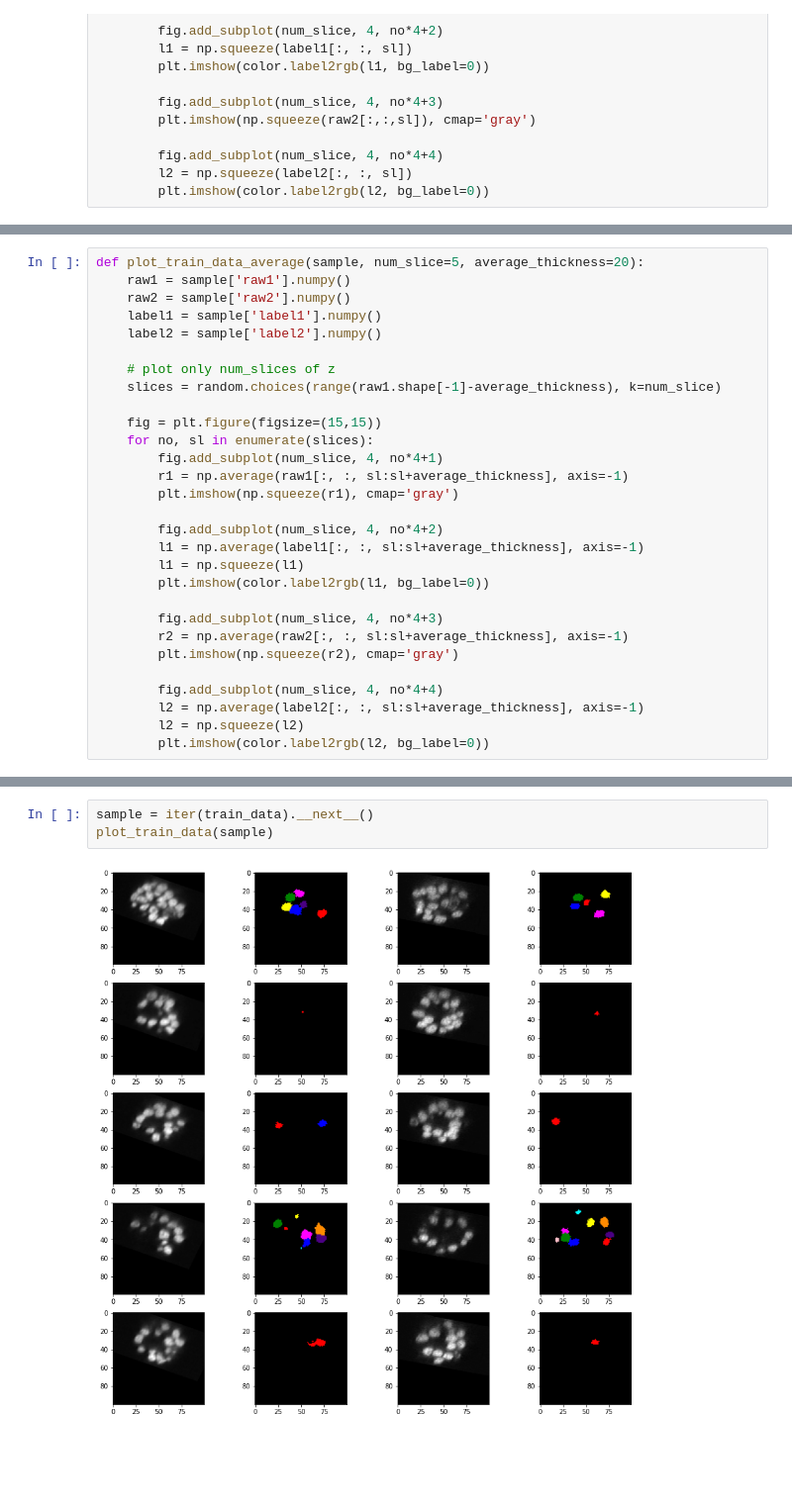
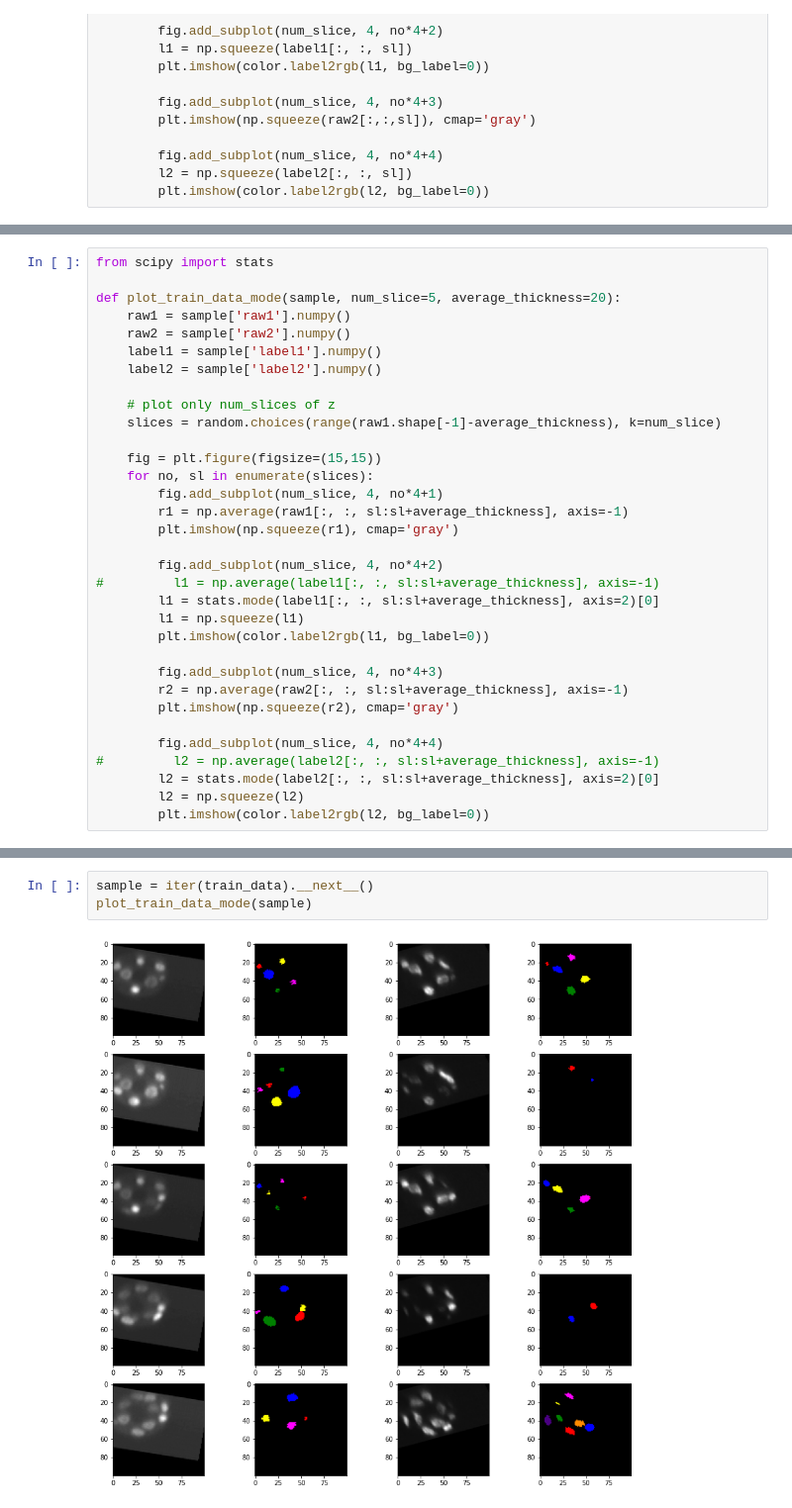
Before and after one commit to ashkan-mokarian/celegans-metric-learning, a Jupyter notebook: notebooks/1.0-ash-dataset_visualisation.ipynb, the cells around one changed output, grey strips where cells are left out. Shown at 99% size. Drawn from its saved outputs; the diff is of its cells as text; blank space fills up the shorter version.

Commit message:
changed dataset_visualisation notebook to show mode and not average for labels

```diff
--- a/notebooks/1.0-ash-dataset_visualisation.ipynb
+++ b/notebooks/1.0-ash-dataset_visualisation.ipynb
@@ -67,5 +64,7 @@ plot_train_data(sample)
 # %%
-def plot_train_data_average(sample, num_slice=5, average_thickness=20):
+from scipy import stats
+
+def plot_train_data_mode(sample, num_slice=5, average_thickness=20):
     raw1 = sample['raw1'].numpy()
     raw2 = sample['raw2'].numpy()
     label1 = sample['label1'].numpy()
@@ -81,7 +80,8 @@ def plot_train_data_average(sample, num_slice=5, average_thickness=20):
         plt.imshow(np.squeeze(r1), cmap='gray')
 
         fig.add_subplot(num_slice, 4, no*4+2)
-        l1 = np.average(label1[:, :, sl:sl+average_thickness], axis=-1)
+#         l1 = np.average(label1[:, :, sl:sl+average_thickness], axis=-1)
+        l1 = stats.mode(label1[:, :, sl:sl+average_thickness], axis=2)[0]
         l1 = np.squeeze(l1)
         plt.imshow(color.label2rgb(l1, bg_label=0))
 
@@ -90,7 +90,8 @@ def plot_train_data_average(sample, num_slice=5, average_thickness=20):
         plt.imshow(np.squeeze(r2), cmap='gray')
 
         fig.add_subplot(num_slice, 4, no*4+4)
-        l2 = np.average(label2[:, :, sl:sl+average_thickness], axis=-1)
+#         l2 = np.average(label2[:, :, sl:sl+average_thickness], axis=-1)
+        l2 = stats.mode(label2[:, :, sl:sl+average_thickness], axis=2)[0]
         l2 = np.squeeze(l2)
         plt.imshow(color.label2rgb(l2, bg_label=0))
 # %%
@@ -101,5 +102,5 @@ plot_train_data(sample)
 # %%
 sample = iter(train_data).__next__()
-plot_train_data(sample)
+plot_train_data_mode(sample)
 # %% [output]
-[figure, old version]
+[figure, new version]
```
Also changed, not shown: parts of 4 cells of this notebook.
